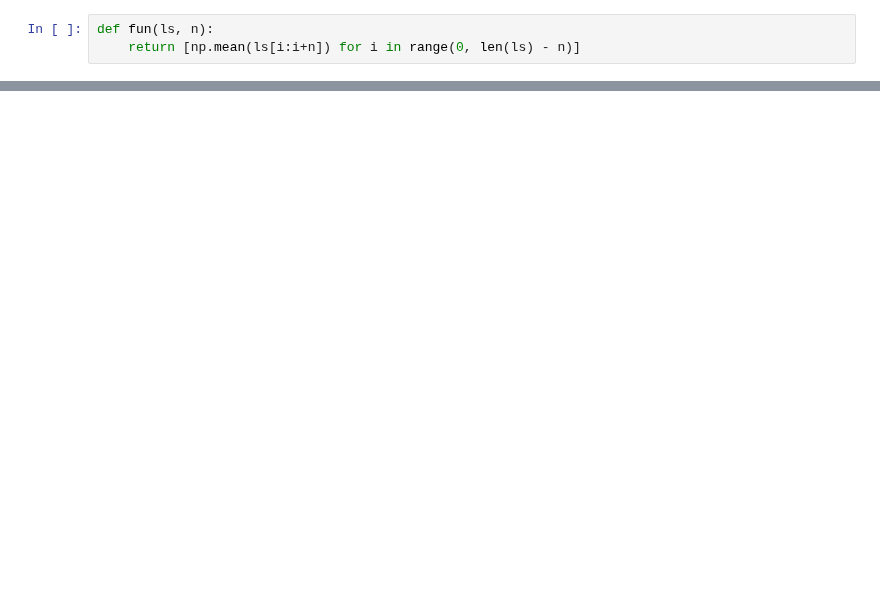
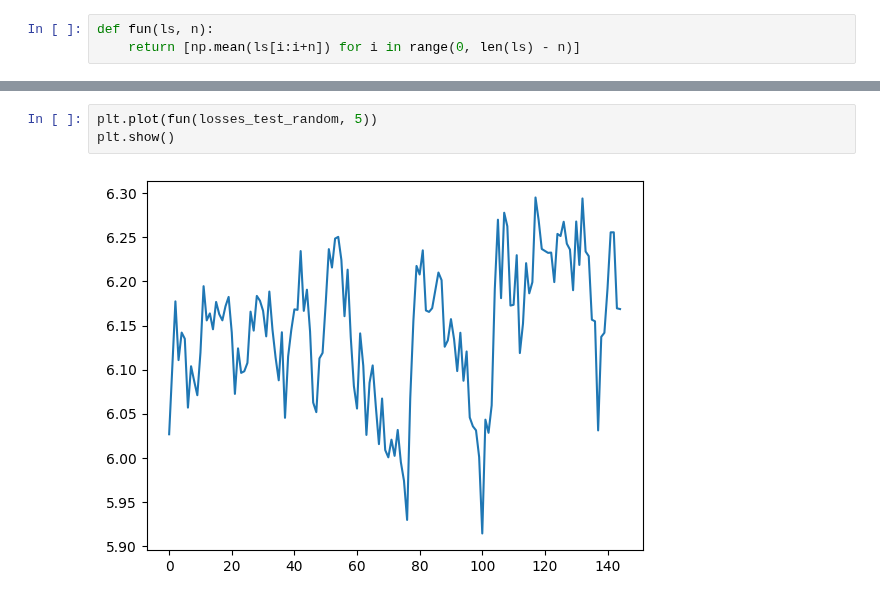
Before and after one commit to dbugajny/VRP-RL, a Jupyter notebook: test_db.ipynb, the cells around one changed output, grey strips where cells are left out. Drawn from its saved outputs; the diff is of its cells as text; blank space fills up the shorter version.

```diff
--- a/test_db.ipynb
+++ b/test_db.ipynb
@@ -117,3 +102,8 @@ plt.show()
+# %%
+plt.plot(fun(losses_test_random, 5))
+plt.show()
+# %% [output]
+[figure, added]
 # %%
 plt.plot(fun(losses_test, 1))
 plt.show()
```
Also changed, not shown: parts of 15 cells of this notebook, 2 other files.
